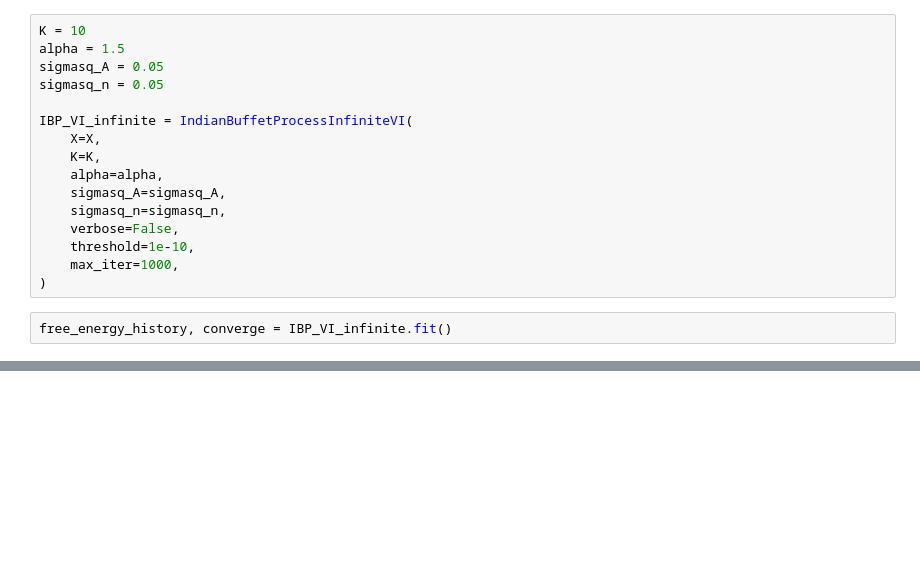
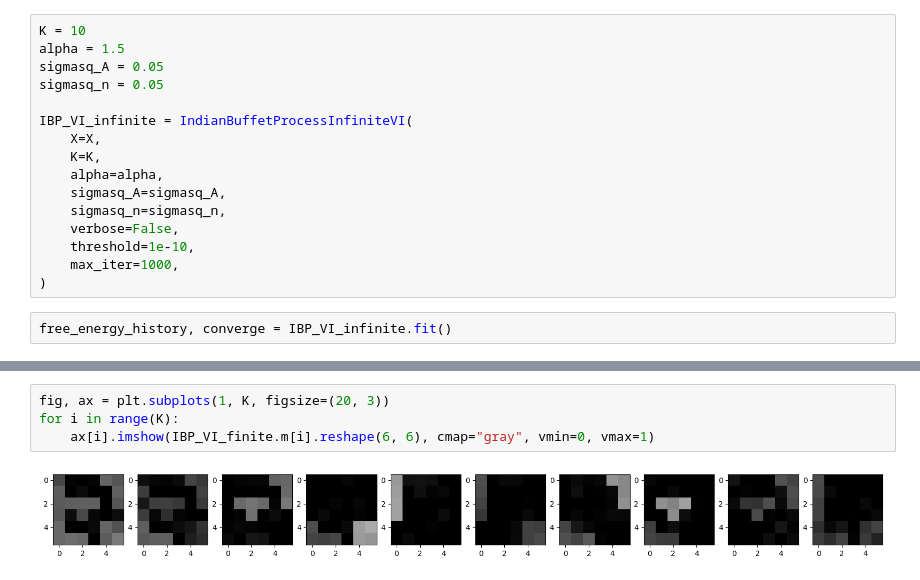
Before and after one commit to changmin-yu/IBP, a Jupyter notebook: examples/VI_playground.ipynb, the cells around one changed output, grey strips where cells are left out. Drawn from its saved outputs; the diff is of its cells as text; blank space fills up the shorter version.

```diff
--- a/examples/VI_playground.ipynb
+++ b/examples/VI_playground.ipynb
@@ -56,0 +84,6 @@ for i in range(K):
+# %%
+fig, ax = plt.subplots(1, K, figsize=(20, 3))
+for i in range(K):
+    ax[i].imshow(IBP_VI_finite.m[i].reshape(6, 6), cmap="gray", vmin=0, vmax=1)
+# %% [output]
+[figure, added]
```
Also changed, not shown: parts of 8 cells of this notebook, 1 other file.
